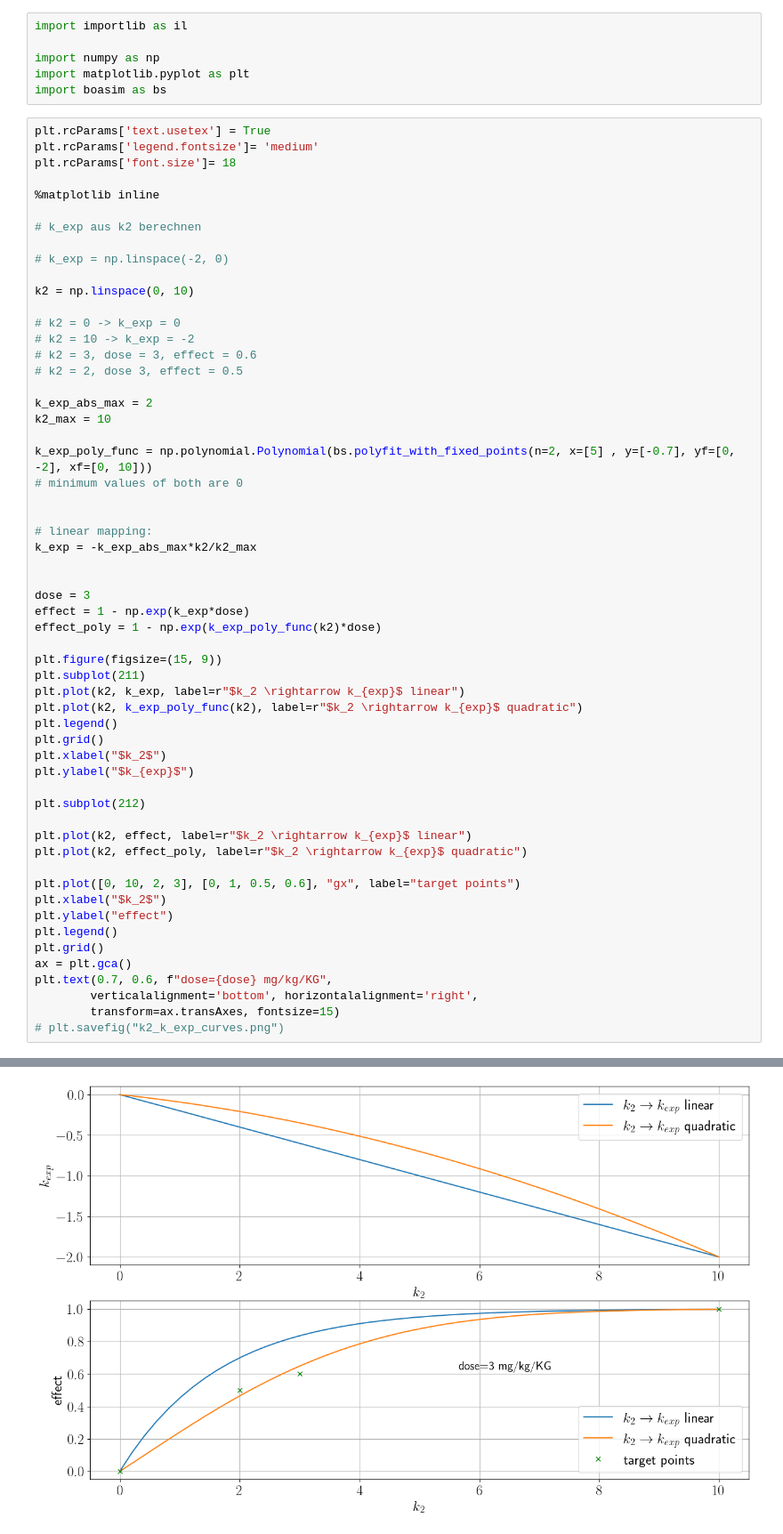
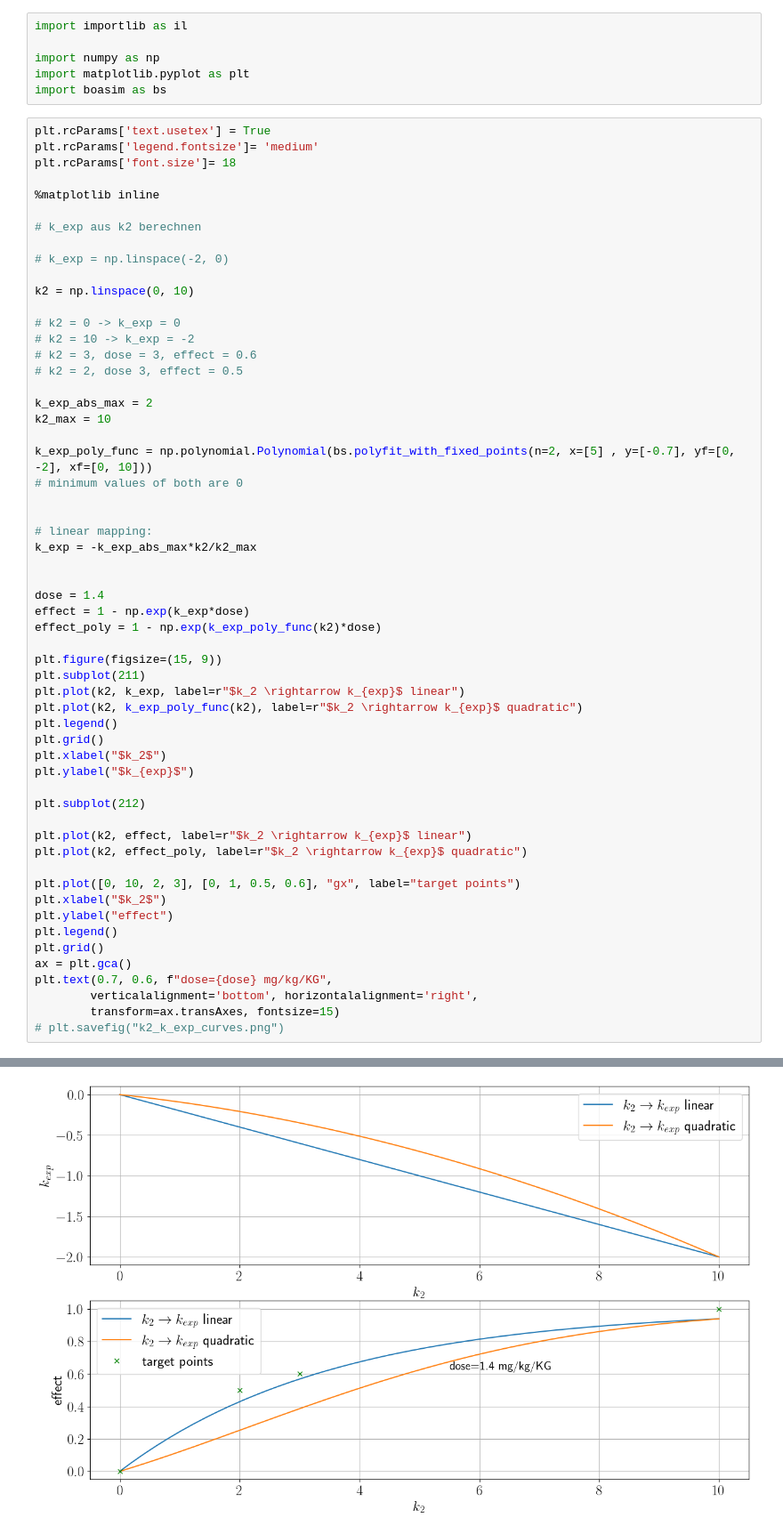
Before and after one commit to cknoll/boasim, a Jupyter notebook: notebooks/doc-propofol-k-factor-mapping.ipynb, the cells around one changed output, grey strips where cells are left out. Shown at 89% size. Saved outputs shown, nothing was run; the diff lists cells and outputs as text.

```diff
--- a/notebooks/doc-propofol-k-factor-mapping.ipynb
+++ b/notebooks/doc-propofol-k-factor-mapping.ipynb
@@ -50,7 +50,7 @@ k_exp_poly_func = np.polynomial.Polynomial(bs.polyfit_with_fixed_points(n=2, x=[
 k_exp = -k_exp_abs_max*k2/k2_max
 
 
-dose = 3
+dose = 1.4
 effect = 1 - np.exp(k_exp*dose)
 effect_poly = 1 - np.exp(k_exp_poly_func(k2)*dose)
 
@@ -83 +83 @@ Text(0.7, 0.6, 'dose=3 mg/kg/KG')
-[figure, old version]
+[figure, new version]
```
Also changed, not shown: parts of 2 cells of this notebook, 1 other file.
